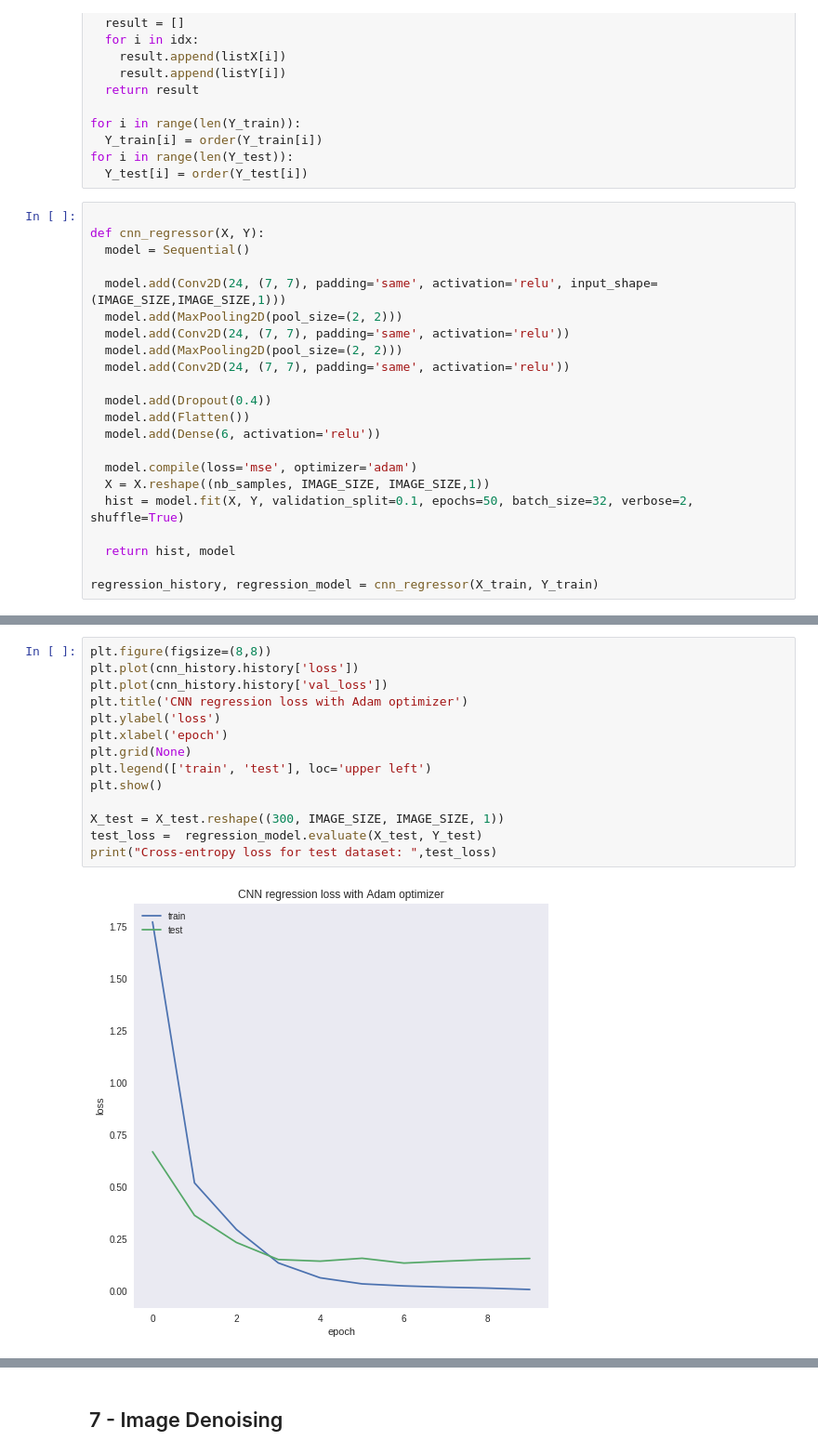
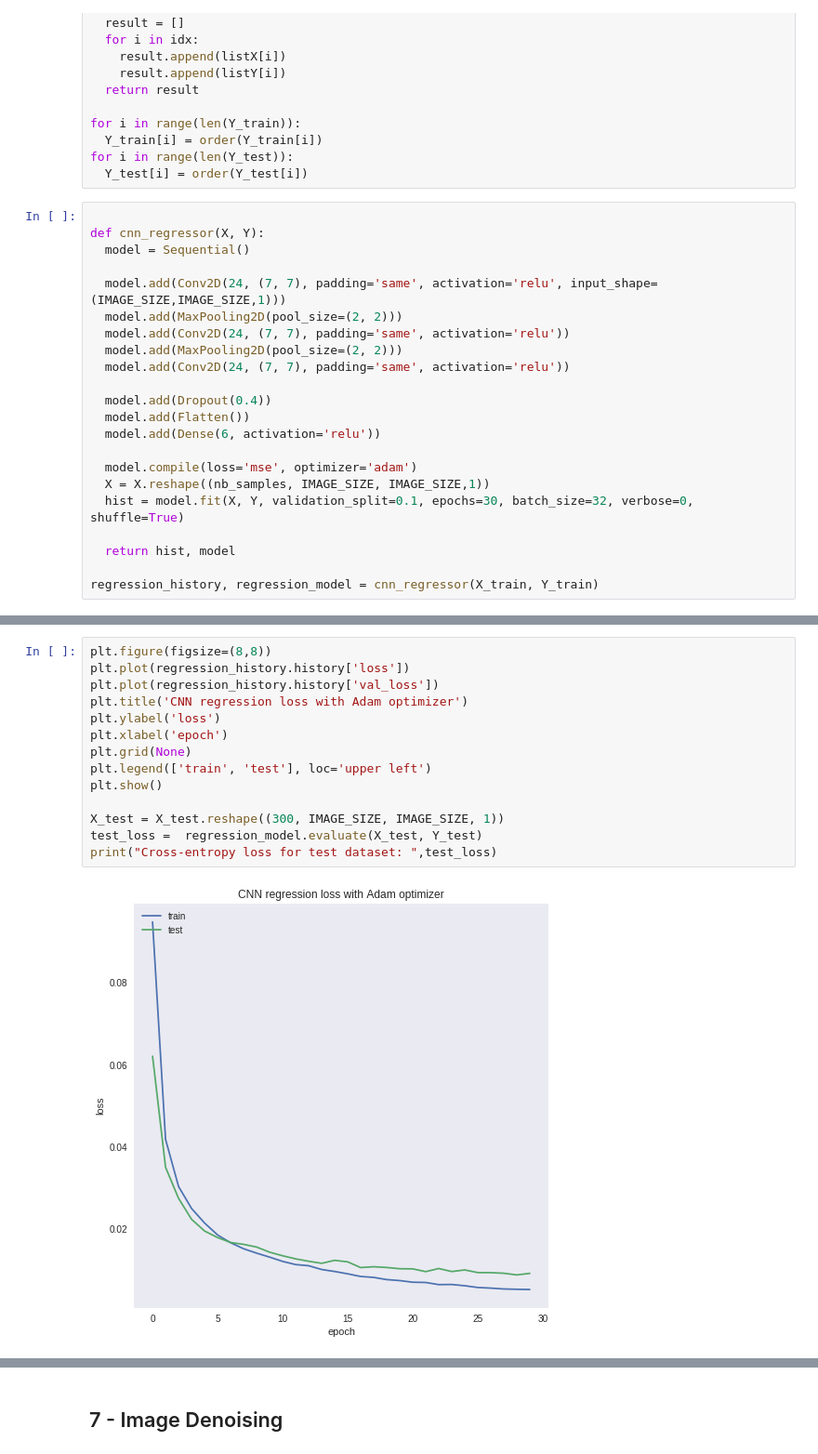
Before and after one commit to AmineKheldouni/Deep-Learning, a Jupyter notebook: MP1 - DNN classification, regression & image denoising/MP1_Amine_Kheldouni.ipynb, the cells around one changed output, grey strips where cells are left out. Shown at 93% size. Drawn from its saved outputs; the diff is of its cells as text.

```diff
--- a/MP1 - DNN classification, regression & image denoising/MP1_Amine_Kheldouni.ipynb
+++ b/MP1 - DNN classification, regression & image denoising/MP1_Amine_Kheldouni.ipynb
@@ -473,7 +437,7 @@ def cnn_regressor(X, Y):
 
   model.compile(loss='mse', optimizer='adam')
   X = X.reshape((nb_samples, IMAGE_SIZE, IMAGE_SIZE,1))
-  hist = model.fit(X, Y, validation_split=0.1, epochs=50, batch_size=32, verbose=2, shuffle=True)
+  hist = model.fit(X, Y, validation_split=0.1, epochs=30, batch_size=32, verbose=0, shuffle=True)
 
   return hist, model
 
@@ -499,16 +445,16 @@ Epoch 50/50
 # %%
 plt.figure(figsize=(8,8))
-plt.plot(cnn_history.history['loss'])
-plt.plot(cnn_history.history['val_loss'])
+plt.plot(regression_history.history['loss'])
+plt.plot(regression_history.history['val_loss'])
 plt.title('CNN regression loss with Adam optimizer')
 plt.ylabel('loss')
 plt.xlabel('epoch')
 plt.grid(None)
 plt.legend(['train', 'test'], loc='upper left')
 plt.show()
 
 X_test = X_test.reshape((300, IMAGE_SIZE, IMAGE_SIZE, 1))
 test_loss =  regression_model.evaluate(X_test, Y_test)
 print("Cross-entropy loss for test dataset: ",test_loss)
 # %% [output]
-[figure, old version]
+[figure, new version]
```
Also changed, not shown: parts of 15 cells of this notebook.
